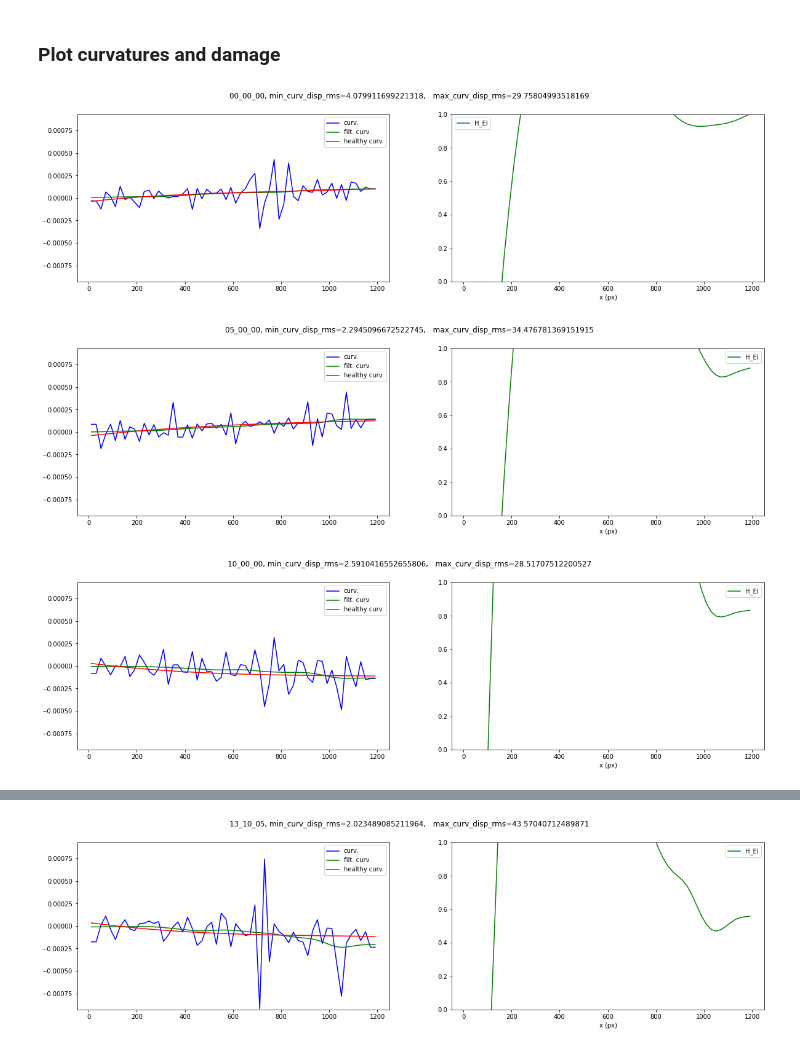
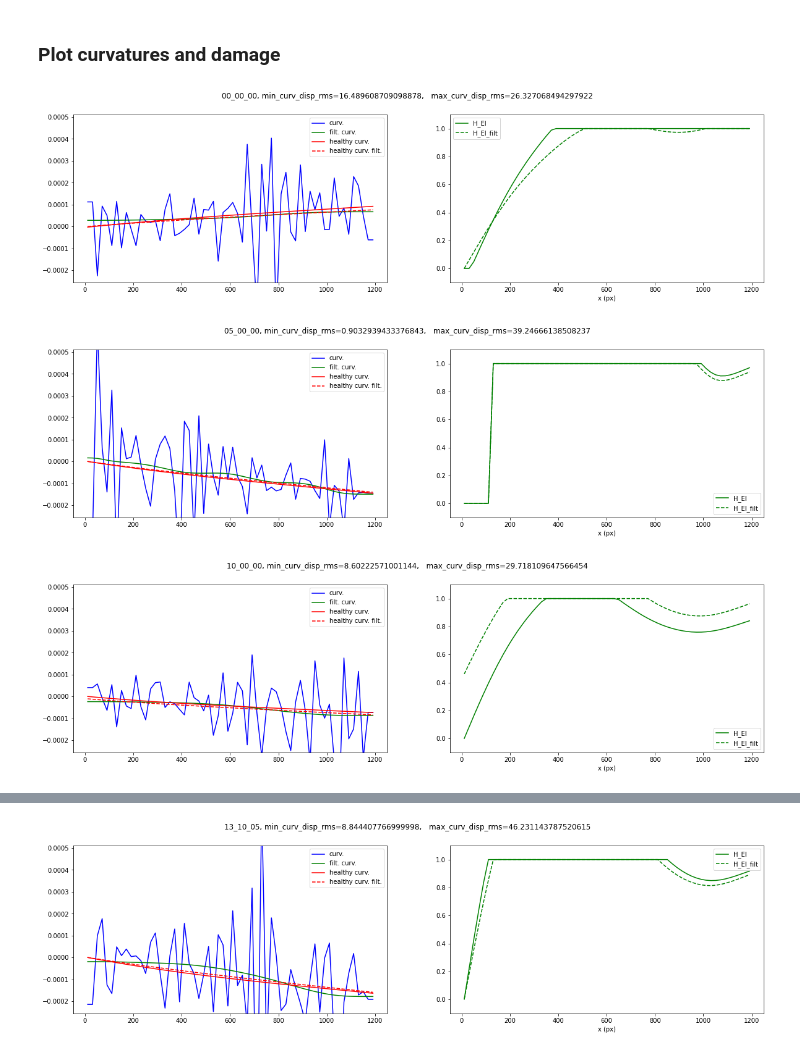
Before and after one commit to carloshernangarrido/kalmanfilters, a Jupyter notebook: time_domain_damage_detection.ipynb, the cells around one changed output, grey strips where cells are left out. Cells and saved outputs as stored; diff of their text form; code cells hidden in the pictures.

```diff
--- a/time_domain_damage_detection.ipynb
+++ b/time_domain_damage_detection.ipynb
@@ -397,5 +344,5 @@ ths = [TimeHistory(scipy.io.loadmat(file_name), file_name=file_name,
 # %%
-fig_size = (15,4)
+fig_size = (18,4)
 for th in ths:
   fig, ax = plt.subplots(1,3, sharey=False, figsize=fig_size)
   fig.suptitle(f'Case: {th._name[0:-5]}')
@@ -573,18 +555,30 @@ for key in cases.keys():
   z_vector_filt_rts_adapt = x_vector_rts_adapt[0,:].reshape((1,-1))
   s_vector_filt_rts_adapt = x_vector_rts_adapt[1,:].reshape((1,-1))
   c_vector_filt_rts_adapt = x_vector_rts_adapt[2,:].reshape((1,-1))
+  c_filt_h, _, _, _ = hsmr.synthesis(c=c_vector_filt_rts_adapt, q=cases[key]['max_curv']['A'], norm=1, dyn_stiff_initial_guess=100, dyn_stiff_min=0, m_0_max=0)
   cases[key]['max_curv_filt_rts_adapt'] = {'x': cases[key]['max_curv']['x'],
                                            'D': z_vector_filt_rts_adapt.reshape(-1,),
                                            'S': s_vector_filt_rts_adapt.reshape(-1,),
-                                           'C': c_vector_filt_rts_adapt.reshape(-1,)}
+                                           'C': c_vector_filt_rts_adapt.reshape(-1,),
+                                           'C_h': c_filt_h.reshape(-1,)}
 # %% [markdown]
 ### Estimation of damage
-# %%
-for key in cases.keys():
-  # using a HSMR from meassured curvature
-  cases[key]['H_EI'] = {'x': cases[key]['max_curv']['x'],
-                        'H_EI': cases[key]['max_curv']['C_h'] / \
-                        cases[key]['max_curv_filt_rts_adapt']['C']}
+# %%
+def clip_damage(H_in):
+  return np.where((0 < H_in) & (H_in < 1), H_in, np.where(H_in <= 0, 0, 1))
+
+for key in cases.keys():
+  # using filtered curvature and a HSMR from meassured curvature
+  # using filtered curvature and a HSMR from filtered curvature
+  # using raw curvature and a HSMR from meassured curvature
+  cases[key]['H_EI'] = {'x': cases[key]['max_curv']['x'],
+                        'H_EI': clip_damage(cases[key]['max_curv']['C_h'] / \
+                        cases[key]['max_curv_filt_rts_adapt']['C']),
+                        'H_EI_filt': clip_damage(cases[key]['max_curv_filt_rts_adapt']['C_h'] / \
+                        cases[key]['max_curv_filt_rts_adapt']['C']),
+                        'H_EI_raw': cases[key]['max_curv']['C_h'] / \
+                        cases[key]['max_curv']['C'],
+                        'H_EI_from_log': np.exp(cases[key]['max_curv']['logC_h_C'])}
 # %% [markdown]
 # Results
 # %% [markdown]
@@ -602,14 +596,20 @@ for key in cases.keys():
               color='green', label='filt. curv.')
   axs2[0].plot(cases[key]['max_curv']['x'], cases[key]['max_curv']['C_h'],
               color='red', linestyle='-', label='healthy curv.')
+  axs2[0].plot(cases[key]['max_curv_filt_rts_adapt']['x'], cases[key]['max_curv_filt_rts_adapt']['C_h'],
+              color='red', linestyle='--', label='healthy curv. filt.')
   axs2[0].legend()
-  axs2[0].set_ylim((-max_curv_lim, max_curv_lim))
+  axs2[0].set_ylim((-max_curv_lim/4, max_curv_lim/2))
   axs2[1].plot(cases[key]['H_EI']['x'], cases[key]['H_EI']['H_EI'],
               color='green', linestyle='-', label='H_EI')
+  axs2[1].plot(cases[key]['H_EI']['x'], cases[key]['H_EI']['H_EI_filt'],
+              color='green', linestyle='--', label='H_EI_filt')
+  # axs2[1].plot(cases[key]['H_EI']['x'], cases[key]['H_EI']['H_EI_from_log '],
+  #             color='black', linestyle='-', label='H_EI_raw')
   axs2[1].legend()
   axs2[1].set_xlabel('x (px)')
-  axs2[1].set_ylim((0, 1))
+  axs2[1].set_ylim((-.1, 1.1))
 # %% [output]
-[figure, old version]
+[figure, new version]
-[figure, old version]
+[figure, new version]
-[figure, old version]
+[figure, new version]
@@ -619 +619 @@ for key in cases.keys():
-[figure, old version]
+[figure, new version]
```
Also changed, not shown: parts of 10 cells of this notebook.
